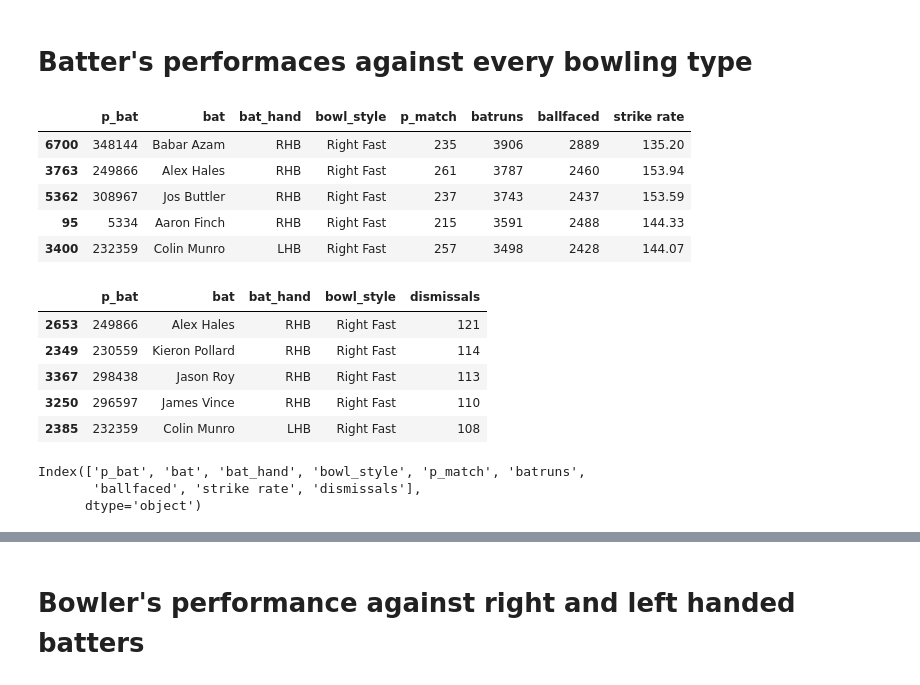
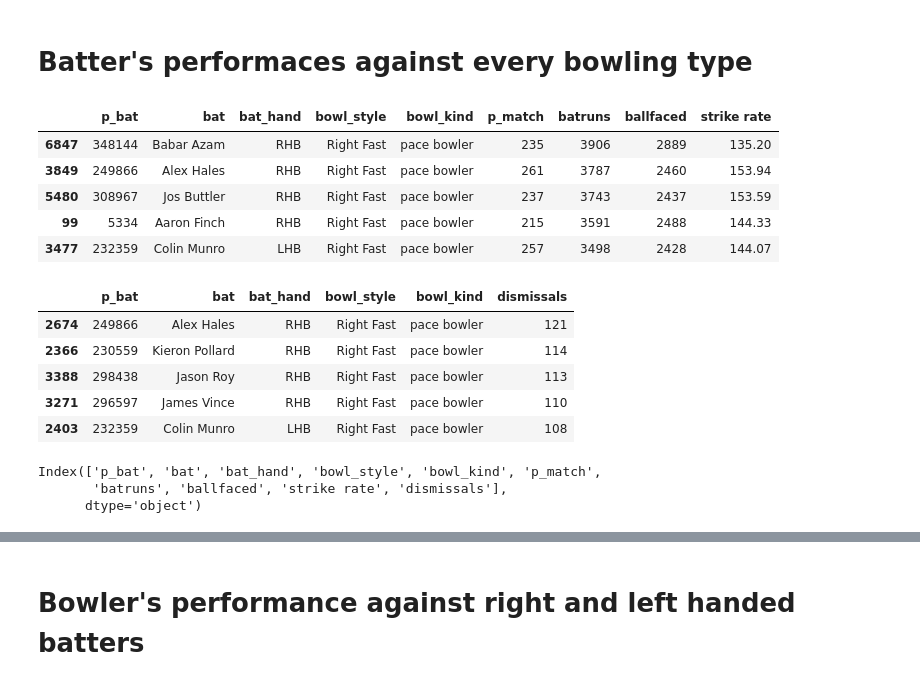
Before and after one commit to aneeshkrishna4739/TextToCSV_WithPandas, a Jupyter notebook: Extract Datasets.ipynb, the cells around one changed output, grey strips where cells are left out. Drawn from its saved outputs; the diff is of its cells as text; code cells hidden in the pictures.

```diff
--- a/Extract Datasets.ipynb
+++ b/Extract Datasets.ipynb
@@ -312,35 +316,35 @@ merged_df.head()
 # %% [markdown]
 # Batter's performaces against every bowling type
 # %%
-total_runs=df.groupby(['p_bat','bat','bat_hand','bowl_style']).agg({'p_match':'nunique','batruns':'sum','ballfaced':'sum'}).reset_index().sort_values(by='batruns',ascending=False)
+total_runs=df.groupby(['p_bat','bat','bat_hand','bowl_style','bowl_kind']).agg({'p_match':'nunique','batruns':'sum','ballfaced':'sum'}).reset_index().sort_values(by='batruns',ascending=False)
 total_runs['strike rate']=(total_runs['batruns']*100/total_runs['ballfaced']).round(2)
 # total_runs.rename(columns={'p_bat':'player_id','bat':'batsman','batruns':'runs_scored','ballfaced':'balls_faced',
 #                            'p_match':'matches_played','strike rate':'batting_strike_rate'},inplace=True)
 total_runs.head()
 # %% [output]
-|  | p_bat | bat | bat_hand | bowl_style | p_match | batruns | ballfaced | strike rate |
-| 6700 | 348144 | Babar Azam | RHB | Right Fast | 235 | 3906 | 2889 | 135.20 |
-| 3763 | 249866 | Alex Hales | RHB | Right Fast | 261 | 3787 | 2460 | 153.94 |
-| 5362 | 308967 | Jos Buttler | RHB | Right Fast | 237 | 3743 | 2437 | 153.59 |
-| 95 | 5334 | Aaron Finch | RHB | Right Fast | 215 | 3591 | 2488 | 144.33 |
-| 3400 | 232359 | Colin Munro | LHB | Right Fast | 257 | 3498 | 2428 | 144.07 |
+|  | p_bat | bat | bat_hand | bowl_style | bowl_kind | p_match | batruns | ballfaced | strike rate |
+| 6847 | 348144 | Babar Azam | RHB | Right Fast | pace bowler | 235 | 3906 | 2889 | 135.20 |
+| 3849 | 249866 | Alex Hales | RHB | Right Fast | pace bowler | 261 | 3787 | 2460 | 153.94 |
+| 5480 | 308967 | Jos Buttler | RHB | Right Fast | pace bowler | 237 | 3743 | 2437 | 153.59 |
+| 99 | 5334 | Aaron Finch | RHB | Right Fast | pace bowler | 215 | 3591 | 2488 | 144.33 |
+| 3477 | 232359 | Colin Munro | LHB | Right Fast | pace bowler | 257 | 3498 | 2428 | 144.07 |
 # %%
-total_outs=df[df['out']==True].groupby(['p_bat','bat','bat_hand','bowl_style']).size().reset_index(name='count').sort_values(by='count',ascending=False)
+total_outs=df[df['out']==True].groupby(['p_bat','bat','bat_hand','bowl_style','bowl_kind']).size().reset_index(name='count').sort_values(by='count',ascending=False)
 total_outs.rename(columns={'count':'dismissals'},inplace=True)
 total_outs.head()
 # %% [output]
-|  | p_bat | bat | bat_hand | bowl_style | dismissals |
-| 2653 | 249866 | Alex Hales | RHB | Right Fast | 121 |
-| 2349 | 230559 | Kieron Pollard | RHB | Right Fast | 114 |
-| 3367 | 298438 | Jason Roy | RHB | Right Fast | 113 |
-| 3250 | 296597 | James Vince | RHB | Right Fast | 110 |
-| 2385 | 232359 | Colin Munro | LHB | Right Fast | 108 |
+|  | p_bat | bat | bat_hand | bowl_style | bowl_kind | dismissals |
+| 2674 | 249866 | Alex Hales | RHB | Right Fast | pace bowler | 121 |
+| 2366 | 230559 | Kieron Pollard | RHB | Right Fast | pace bowler | 114 |
+| 3388 | 298438 | Jason Roy | RHB | Right Fast | pace bowler | 113 |
+| 3271 | 296597 | James Vince | RHB | Right Fast | pace bowler | 110 |
+| 2403 | 232359 | Colin Munro | LHB | Right Fast | pace bowler | 108 |
 # %%
-merged_df=pd.merge(total_runs,total_outs,on=['p_bat','bat','bat_hand','bowl_style'])
+merged_df=pd.merge(total_runs,total_outs,on=['p_bat','bat','bat_hand','bowl_style','bowl_kind'])
 merged_df.columns
 # %% [output]
-Index(['p_bat', 'bat', 'bat_hand', 'bowl_style', 'p_match', 'batruns',
-       'ballfaced', 'strike rate', 'dismissals'],
+Index(['p_bat', 'bat', 'bat_hand', 'bowl_style', 'bowl_kind', 'p_match',
+       'batruns', 'ballfaced', 'strike rate', 'dismissals'],
       dtype='object')
 # %%
 merged_df['average']=(merged_df['batruns']/merged_df['dismissals']).round(2)
```
Also changed, not shown: parts of 15 cells of this notebook, 15 other files.
